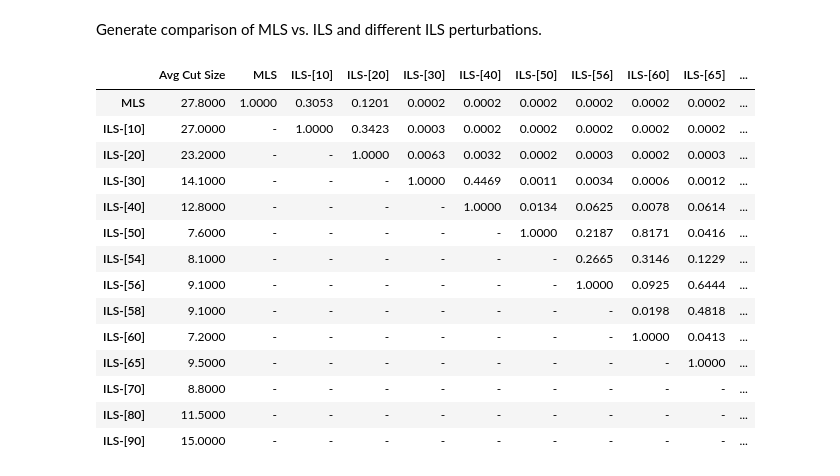
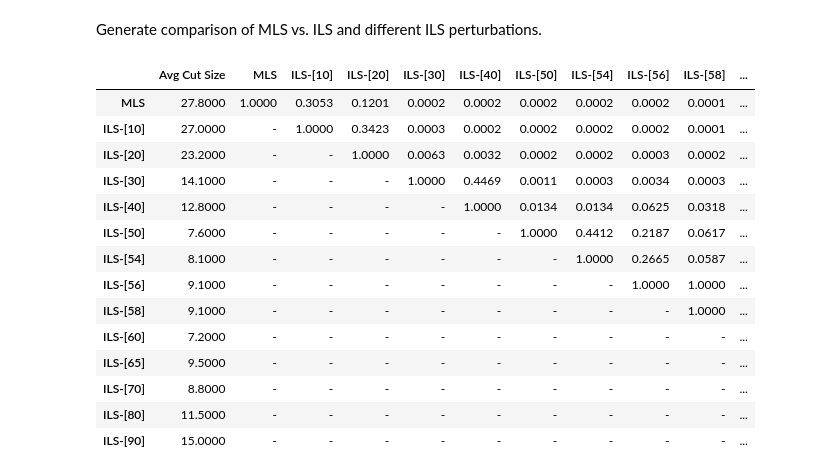
Before and after one commit to Cem-Kaya/Evo_Comp_Assignment_2, a Jupyter notebook: Practical_Assignment_2.ipynb, the cells around one changed output. Saved outputs shown, nothing was run; the diff lists cells and outputs as text; code cells hidden in the pictures.

```diff
--- a/Practical_Assignment_2.ipynb
+++ b/Practical_Assignment_2.ipynb
@@ -300,38 +300,38 @@ Generate comparison of MLS vs. ILS and different ILS perturbations.
 # %%
 import ils
 import os
 from IPython.display import HTML
 
 folder = "pckl/ils_find_mutation_size"
 files = os.listdir(folder)
 for i in range(len(files)):
     files[i] = os.path.join(folder, files[i])
 files = sorted(files)
 files.insert(0, "pckl/2025-03-26_17-46-39_MLS-runs_10-max_iterations_10000-best_cut_27.8-time_439.552.pkl")
 df = ils.compare_results(files).fillna('-')
 # Remove columns ILS-[54] and ILS-[58] as they are similar to nearby mutation sizes
-df = df.drop(['ILS-[54]', 'ILS-[58]'], axis=1)
+#df = df.drop(['MLS', 'ILS-[54]', 'ILS-[58]', 'ILS-[65]'], axis=1)
 df = df.round(4)
 
 styled_df = df.style.set_properties(**{'text-align': 'center'})
 styled_df = styled_df.format(precision=4)
 styled_df = styled_df.set_table_styles([{'selector': 'th', 'props': [('text-align', 'center')]}])
 #styled_df = styled_df.hide(axis='index')
 html_table = styled_df.to_html()
 HTML(html_table)
 # %% [output]
-|  | Avg Cut Size | MLS | ILS-[10] | ILS-[20] | ILS-[30] | ILS-[40] | ILS-[50] | ILS-[56] | ILS-[60] | ILS-[65] | ... |
-| MLS | 27.8000 | 1.0000 | 0.3053 | 0.1201 | 0.0002 | 0.0002 | 0.0002 | 0.0002 | 0.0002 | 0.0002 | ... |
-| ILS-[10] | 27.0000 | - | 1.0000 | 0.3423 | 0.0003 | 0.0002 | 0.0002 | 0.0002 | 0.0002 | 0.0002 | ... |
-| ILS-[20] | 23.2000 | - | - | 1.0000 | 0.0063 | 0.0032 | 0.0002 | 0.0003 | 0.0002 | 0.0003 | ... |
-| ILS-[30] | 14.1000 | - | - | - | 1.0000 | 0.4469 | 0.0011 | 0.0034 | 0.0006 | 0.0012 | ... |
-| ILS-[40] | 12.8000 | - | - | - | - | 1.0000 | 0.0134 | 0.0625 | 0.0078 | 0.0614 | ... |
-| ILS-[50] | 7.6000 | - | - | - | - | - | 1.0000 | 0.2187 | 0.8171 | 0.0416 | ... |
-| ILS-[54] | 8.1000 | - | - | - | - | - | - | 0.2665 | 0.3146 | 0.1229 | ... |
-| ILS-[56] | 9.1000 | - | - | - | - | - | - | 1.0000 | 0.0925 | 0.6444 | ... |
-| ILS-[58] | 9.1000 | - | - | - | - | - | - | - | 0.0198 | 0.4818 | ... |
-| ILS-[60] | 7.2000 | - | - | - | - | - | - | - | 1.0000 | 0.0413 | ... |
-| ILS-[65] | 9.5000 | - | - | - | - | - | - | - | - | 1.0000 | ... |
+|  | Avg Cut Size | MLS | ILS-[10] | ILS-[20] | ILS-[30] | ILS-[40] | ILS-[50] | ILS-[54] | ILS-[56] | ILS-[58] | ... |
+| MLS | 27.8000 | 1.0000 | 0.3053 | 0.1201 | 0.0002 | 0.0002 | 0.0002 | 0.0002 | 0.0002 | 0.0001 | ... |
+| ILS-[10] | 27.0000 | - | 1.0000 | 0.3423 | 0.0003 | 0.0002 | 0.0002 | 0.0002 | 0.0002 | 0.0001 | ... |
+| ILS-[20] | 23.2000 | - | - | 1.0000 | 0.0063 | 0.0032 | 0.0002 | 0.0002 | 0.0003 | 0.0002 | ... |
+| ILS-[30] | 14.1000 | - | - | - | 1.0000 | 0.4469 | 0.0011 | 0.0003 | 0.0034 | 0.0003 | ... |
+| ILS-[40] | 12.8000 | - | - | - | - | 1.0000 | 0.0134 | 0.0134 | 0.0625 | 0.0318 | ... |
+| ILS-[50] | 7.6000 | - | - | - | - | - | 1.0000 | 0.4412 | 0.2187 | 0.0617 | ... |
+| ILS-[54] | 8.1000 | - | - | - | - | - | - | 1.0000 | 0.2665 | 0.0587 | ... |
+| ILS-[56] | 9.1000 | - | - | - | - | - | - | - | 1.0000 | 1.0000 | ... |
+| ILS-[58] | 9.1000 | - | - | - | - | - | - | - | - | 1.0000 | ... |
+| ILS-[60] | 7.2000 | - | - | - | - | - | - | - | - | - | ... |
+| ILS-[65] | 9.5000 | - | - | - | - | - | - | - | - | - | ... |
 | ILS-[70] | 8.8000 | - | - | - | - | - | - | - | - | - | ... |
 | ILS-[80] | 11.5000 | - | - | - | - | - | - | - | - | - | ... |
 | ILS-[90] | 15.0000 | - | - | - | - | - | - | - | - | - | ... |
```
